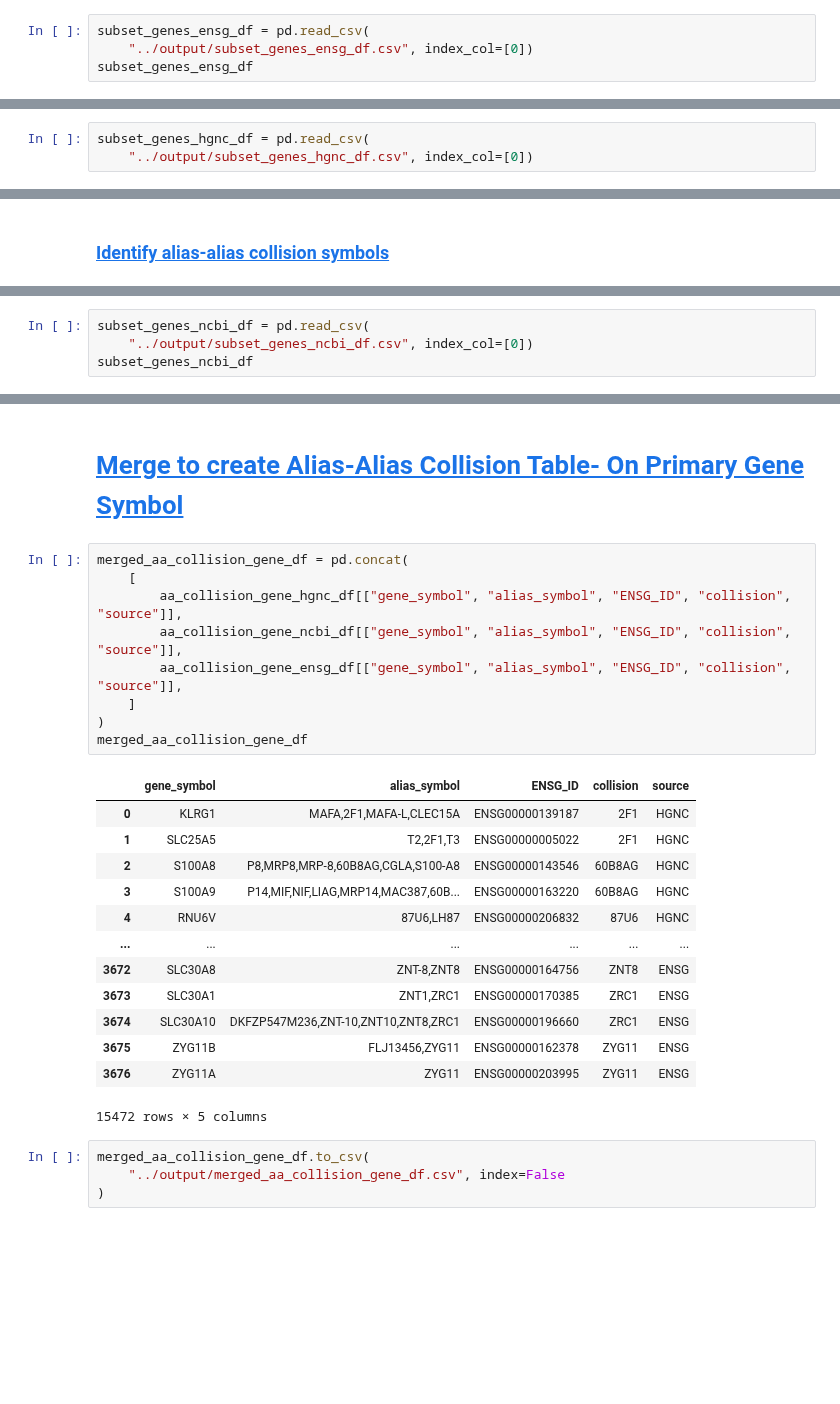
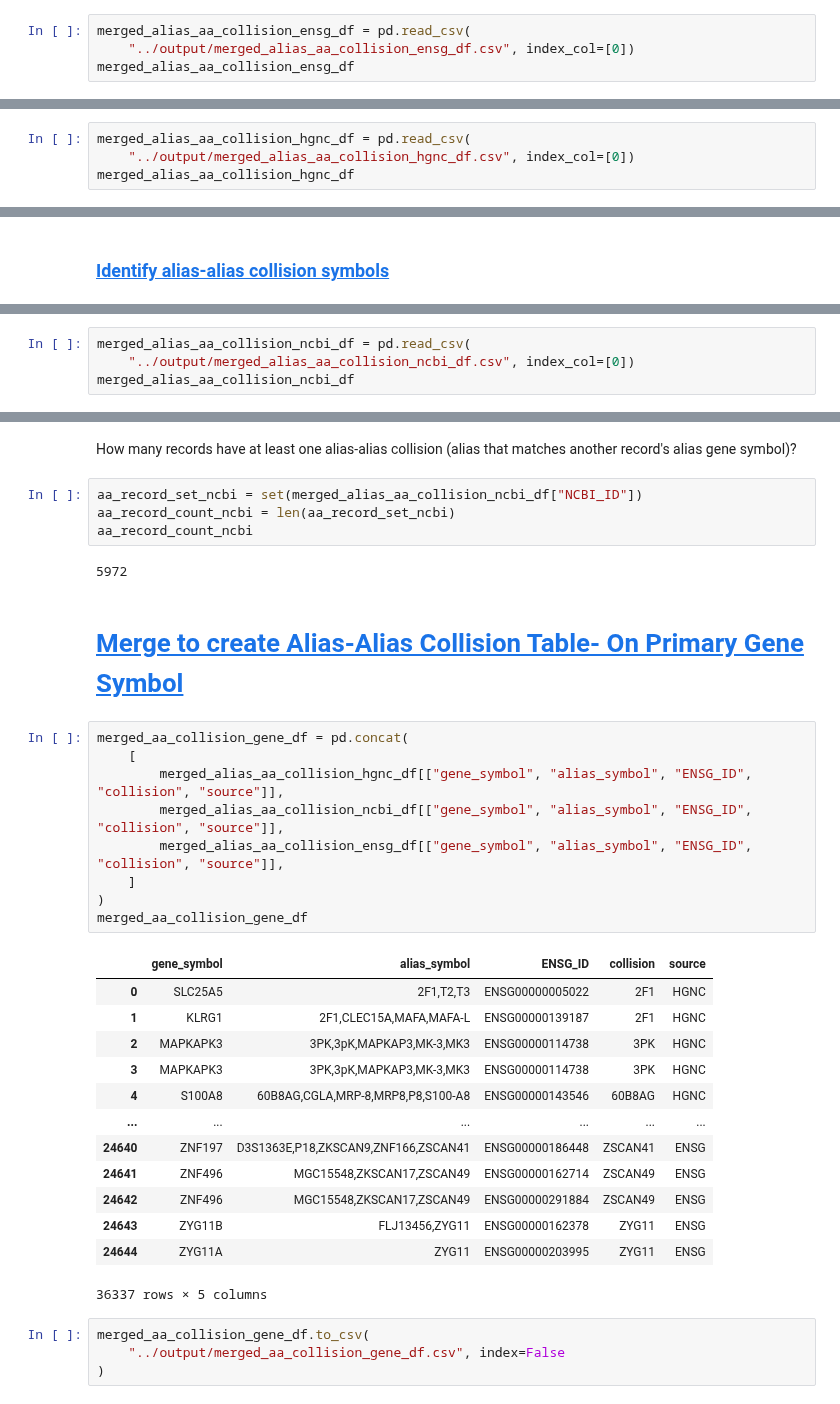
Before and after one commit to cancervariants/gene-harmony-analysis, a Jupyter notebook: analysis/2_alias_alias_collision_analysis.ipynb, the cells around one changed output, grey strips where cells are left out. Cells and saved outputs as stored; diff of their text form; blank space fills up the shorter version.

```diff
--- a/analysis/2_alias_alias_collision_analysis.ipynb
+++ b/analysis/2_alias_alias_collision_analysis.ipynb
@@ -161,5 +106,5 @@ create_aa_collision_df(subset_genes_ensg_df, merged_alias_ensg_df, source="ENSG"
 # %%
-subset_genes_ensg_df = pd.read_csv(
-    "../output/subset_genes_ensg_df.csv", index_col=[0])
-subset_genes_ensg_df
+merged_alias_aa_collision_ensg_df = pd.read_csv(
+    "../output/merged_alias_aa_collision_ensg_df.csv", index_col=[0])
+merged_alias_aa_collision_ensg_df
 # %% [output]
@@ -304,3 +164,4 @@ create_aa_collision_df(subset_genes_hgnc_df, merged_alias_hgnc_df, source="HGNC"
 # %%
-subset_genes_hgnc_df = pd.read_csv(
-    "../output/subset_genes_hgnc_df.csv", index_col=[0])
+merged_alias_aa_collision_hgnc_df = pd.read_csv(
+    "../output/merged_alias_aa_collision_hgnc_df.csv", index_col=[0])
+merged_alias_aa_collision_hgnc_df
@@ -409,5 +222,5 @@ create_aa_collision_df(subset_genes_ncbi_df, merged_alias_ncbi_df, source="NCBI"
 # %%
-subset_genes_ncbi_df = pd.read_csv(
-    "../output/subset_genes_ncbi_df.csv", index_col=[0])
-subset_genes_ncbi_df
+merged_alias_aa_collision_ncbi_df = pd.read_csv(
+    "../output/merged_alias_aa_collision_ncbi_df.csv", index_col=[0])
+merged_alias_aa_collision_ncbi_df
 # %% [output]
@@ -448,28 +248,36 @@ aa_collision_alias_ncbi_df = pd.read_csv(
+# %% [markdown]
+How many records have at least one alias-alias collision (alias that matches another record's alias gene symbol)?
+# %%
+aa_record_set_ncbi = set(merged_alias_aa_collision_ncbi_df["NCBI_ID"])
+aa_record_count_ncbi = len(aa_record_set_ncbi)
+aa_record_count_ncbi
+# %% [output]
+5972
 # %% [markdown]
 # <a id='toc4_'></a>[Merge to create Alias-Alias Collision Table- On Primary Gene Symbol](#toc0_)
 # %%
 merged_aa_collision_gene_df = pd.concat(
     [
-        aa_collision_gene_hgnc_df[["gene_symbol", "alias_symbol", "ENSG_ID", "collision", "source"]],
-        aa_collision_gene_ncbi_df[["gene_symbol", "alias_symbol", "ENSG_ID", "collision", "source"]],
-        aa_collision_gene_ensg_df[["gene_symbol", "alias_symbol", "ENSG_ID", "collision", "source"]],
+        merged_alias_aa_collision_hgnc_df[["gene_symbol", "alias_symbol", "ENSG_ID", "collision", "source"]],
+        merged_alias_aa_collision_ncbi_df[["gene_symbol", "alias_symbol", "ENSG_ID", "collision", "source"]],
+        merged_alias_aa_collision_ensg_df[["gene_symbol", "alias_symbol", "ENSG_ID", "collision", "source"]],
     ]
 )
 merged_aa_collision_gene_df
 # %% [output]
 |  | gene_symbol | alias_symbol | ENSG_ID | collision | source |
-| 0 | KLRG1 | MAFA,2F1,MAFA-L,CLEC15A | ENSG00000139187 | 2F1 | HGNC |
-| 1 | SLC25A5 | T2,2F1,T3 | ENSG00000005022 | 2F1 | HGNC |
-| 2 | S100A8 | P8,MRP8,MRP-8,60B8AG,CGLA,S100-A8 | ENSG00000143546 | 60B8AG | HGNC |
-| 3 | S100A9 | P14,MIF,NIF,LIAG,MRP14,MAC387,60B... | ENSG00000163220 | 60B8AG | HGNC |
-| 4 | RNU6V | 87U6,LH87 | ENSG00000206832 | 87U6 | HGNC |
+| 0 | SLC25A5 | 2F1,T2,T3 | ENSG00000005022 | 2F1 | HGNC |
+| 1 | KLRG1 | 2F1,CLEC15A,MAFA,MAFA-L | ENSG00000139187 | 2F1 | HGNC |
+| 2 | MAPKAPK3 | 3PK,3pK,MAPKAP3,MK-3,MK3 | ENSG00000114738 | 3PK | HGNC |
+| 3 | MAPKAPK3 | 3PK,3pK,MAPKAP3,MK-3,MK3 | ENSG00000114738 | 3PK | HGNC |
+| 4 | S100A8 | 60B8AG,CGLA,MRP-8,MRP8,P8,S100-A8 | ENSG00000143546 | 60B8AG | HGNC |
 | ... | ... | ... | ... | ... | ... |
-| 3672 | SLC30A8 | ZNT-8,ZNT8 | ENSG00000164756 | ZNT8 | ENSG |
-| 3673 | SLC30A1 | ZNT1,ZRC1 | ENSG00000170385 | ZRC1 | ENSG |
-| 3674 | SLC30A10 | DKFZP547M236,ZNT-10,ZNT10,ZNT8,ZRC1 | ENSG00000196660 | ZRC1 | ENSG |
-| 3675 | ZYG11B | FLJ13456,ZYG11 | ENSG00000162378 | ZYG11 | ENSG |
-| 3676 | ZYG11A | ZYG11 | ENSG00000203995 | ZYG11 | ENSG |
+| 24640 | ZNF197 | D3S1363E,P18,ZKSCAN9,ZNF166,ZSCAN41 | ENSG00000186448 | ZSCAN41 | ENSG |
+| 24641 | ZNF496 | MGC15548,ZKSCAN17,ZSCAN49 | ENSG00000162714 | ZSCAN49 | ENSG |
+| 24642 | ZNF496 | MGC15548,ZKSCAN17,ZSCAN49 | ENSG00000291884 | ZSCAN49 | ENSG |
+| 24643 | ZYG11B | FLJ13456,ZYG11 | ENSG00000162378 | ZYG11 | ENSG |
+| 24644 | ZYG11A | ZYG11 | ENSG00000203995 | ZYG11 | ENSG |
-15472 rows × 5 columns
+36337 rows × 5 columns
 # %%
 merged_aa_collision_gene_df.to_csv(
     "../output/merged_aa_collision_gene_df.csv", index=False
```
Also changed, not shown: parts of 48 cells of this notebook, 26 other files.
